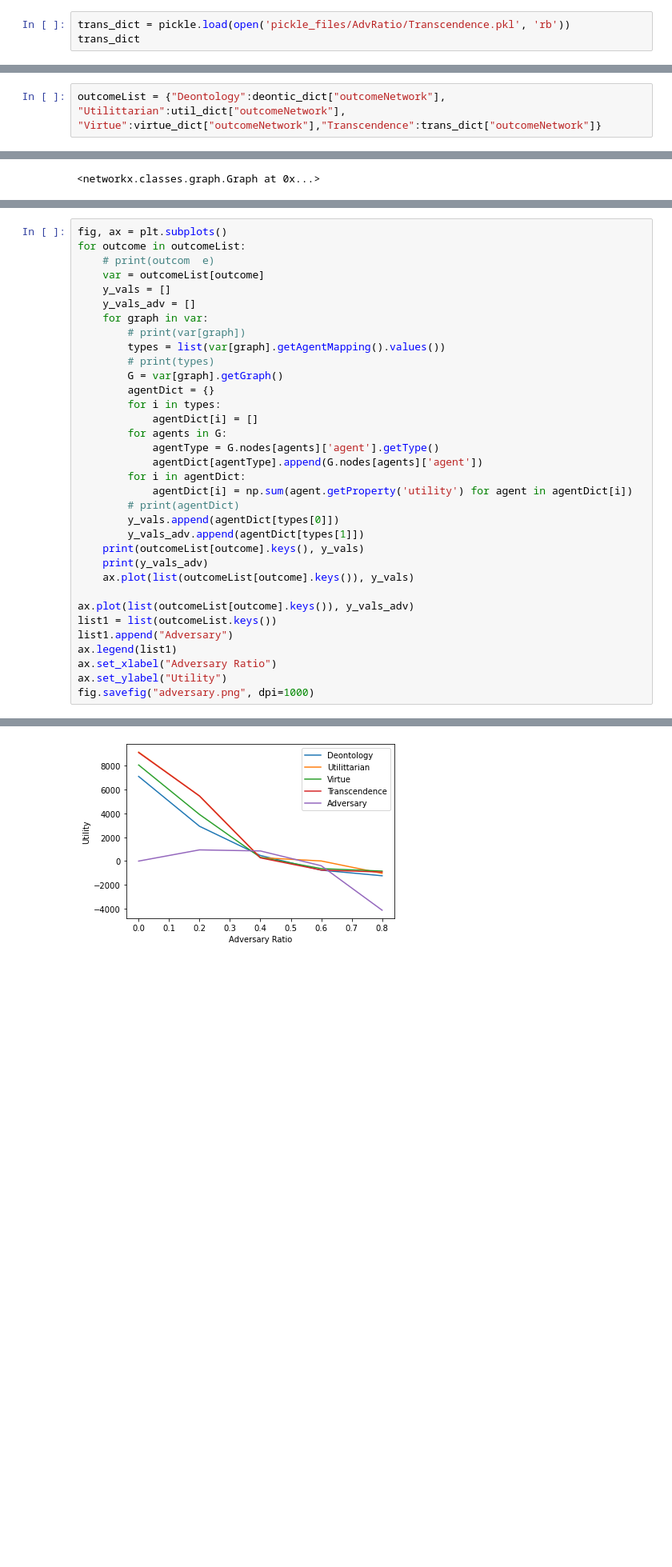
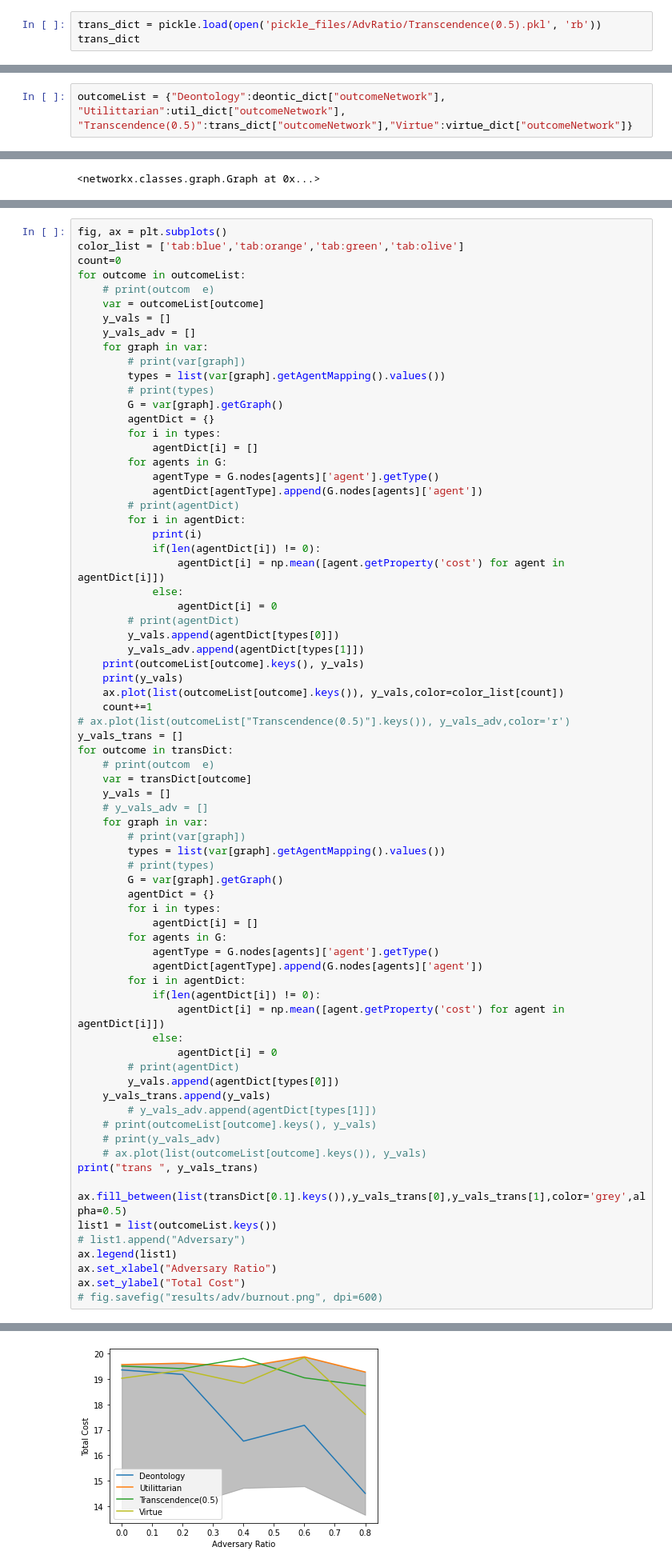
Before and after one commit to WSL-IIITB/SPECTRA, a Jupyter notebook: result_analysis.ipynb, the cells around one changed output, grey strips where cells are left out. Shown at 80% size. Saved outputs shown, nothing was run; the diff lists cells and outputs as text; blank space fills up the shorter version.

```diff
--- a/result_analysis.ipynb
+++ b/result_analysis.ipynb
@@ -109,7 +111,7 @@ virtue_dict
   0.6000000000000001: <populationGraph.populationGraph at 0x...>,
   0.8: <populationGraph.populationGraph at 0x...>}}
 # %%
-trans_dict = pickle.load(open('pickle_files/AdvRatio/Transcendence.pkl', 'rb'))
+trans_dict = pickle.load(open('pickle_files/AdvRatio/Transcendence(0.5).pkl', 'rb'))
 trans_dict
 # %% [output]
 {'msgUtility': 10,
@@ -130,7 +131,7 @@ translow_dict = pickle.load(open('pickle_files/AdvRatio/Transcendence(0.1).pkl',
 transhigh_dict = pickle.load(open('pickle_files/AdvRatio/Transcendence(1).pkl', 'rb'))
 transDict = {0.1:translow_dict["outcomeNetwork"],1:transhigh_dict["outcomeNetwork"]}
 # %%
-outcomeList = {"Deontology":deontic_dict["outcomeNetwork"], "Utilittarian":util_dict["outcomeNetwork"], "Virtue":virtue_dict["outcomeNetwork"],"Transcendence":trans_dict["outcomeNetwork"]}
+outcomeList = {"Deontology":deontic_dict["outcomeNetwork"], "Utilittarian":util_dict["outcomeNetwork"], "Transcendence(0.5)":trans_dict["outcomeNetwork"],"Virtue":virtue_dict["outcomeNetwork"]}
 # %%
 for outcome in outcomeList:
     l = [outcomeList[outcome][val] for val in outcomeList[outcome]]
@@ -182,5 +183,7 @@ plotComparative_shaded(outcomeList,transDict,"utility","advRatio", metric="mean"
 # %%
 fig, ax = plt.subplots()
+color_list = ['tab:blue','tab:orange','tab:green','tab:olive']
+count=0
 for outcome in outcomeList:
     # print(outcom  e)
     var = outcomeList[outcome]
@@ -197,21 +200,58 @@ for outcome in outcomeList:
         for agents in G:
             agentType = G.nodes[agents]['agent'].getType()
             agentDict[agentType].append(G.nodes[agents]['agent'])
+        # print(agentDict)
         for i in agentDict:
-            agentDict[i] = np.sum(agent.getProperty('utility') for agent in agentDict[i])
+            print(i)
+            if(len(agentDict[i]) != 0):
+                agentDict[i] = np.mean([agent.getProperty('cost') for agent in agentDict[i]])
+            else:
+                agentDict[i] = 0
         # print(agentDict)
         y_vals.append(agentDict[types[0]])
         y_vals_adv.append(agentDict[types[1]])
     print(outcomeList[outcome].keys(), y_vals)
-    print(y_vals_adv)
-    ax.plot(list(outcomeList[outcome].keys()), y_vals)
+    print(y_vals)
+    ax.plot(list(outcomeList[outcome].keys()), y_vals,color=color_list[count])
+    count+=1
+# ax.plot(list(outcomeList["Transcendence(0.5)"].keys()), y_vals_adv,color='r')
+y_vals_trans = []
+for outcome in transDict:
+    # print(outcom  e)
+    var = transDict[outcome]
+    y_vals = []
+    # y_vals_adv = []
+    for graph in var:
+        # print(var[graph])
+        types = list(var[graph].getAgentMapping().values())
+        # print(types)
+        G = var[graph].getGraph()
+        agentDict = {}
+        for i in types:
+            agentDict[i] = []
+        for agents in G:
+            agentType = G.nodes[agents]['agent'].getType()
+            agentDict[agentType].append(G.nodes[agents]['agent'])
+        for i in agentDict:
+            if(len(agentDict[i]) != 0):
+                agentDict[i] = np.mean([agent.getProperty('cost') for agent in agentDict[i]])
+            else:
+                agentDict[i] = 0
+        # print(agentDict)
+        y_vals.append(agentDict[types[0]])
+    y_vals_trans.append(y_vals)
+        # y_vals_adv.append(agentDict[types[1]])
+    # print(outcomeList[outcome].keys(), y_vals)
+    # print(y_vals_adv)
+    # ax.plot(list(outcomeList[outcome].keys()), y_vals)
+print("trans ", y_vals_trans)
 
-ax.plot(list(outcomeList[outcome].keys()), y_vals_adv)
+ax.fill_between(list(transDict[0.1].keys()),y_vals_trans[0],y_vals_trans[1],color='grey',alpha=0.5)
 list1 = list(outcomeList.keys())
-list1.append("Adversary")
+# list1.append("Adversary")
 ax.legend(list1)
 ax.set_xlabel("Adversary Ratio")
-ax.set_ylabel("Utility")
-fig.savefig("adversary.png", dpi=1000)
+ax.set_ylabel("Total Cost")
+# fig.savefig("results/adv/burnout.png", dpi=600)
 # %% [output]
 {0: 'Deontology', 1: 'Adversary'}
@@ -234,2 +275,2 @@ dict_keys([0.0, 0.2, 0.4, 0.6000000000000001, 0.8]) [9100, 5460, 270, -750, -920
-[figure, old version]
+[figure, new version]
 # %%
```
Also changed, not shown: parts of 29 cells of this notebook, 31 other files.
